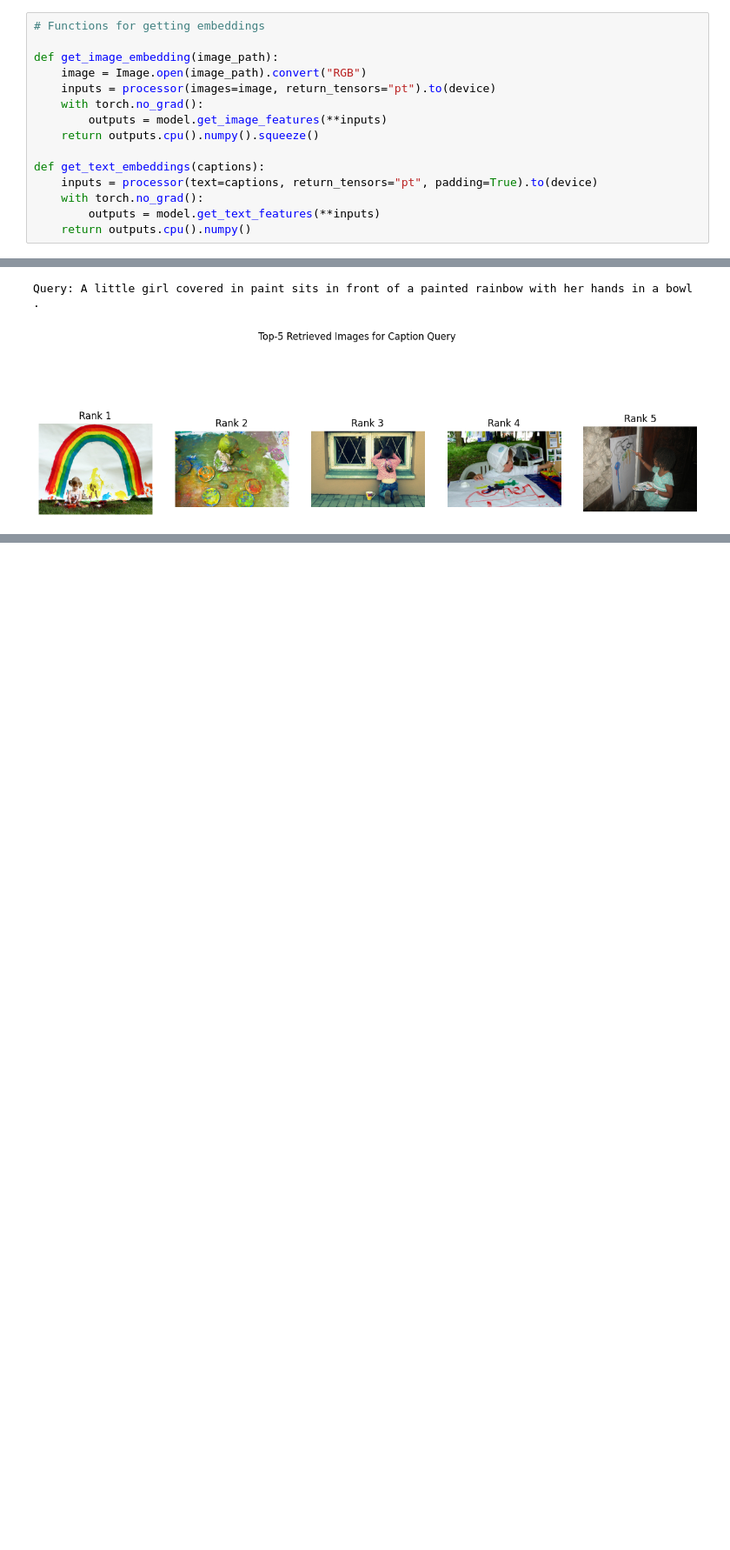
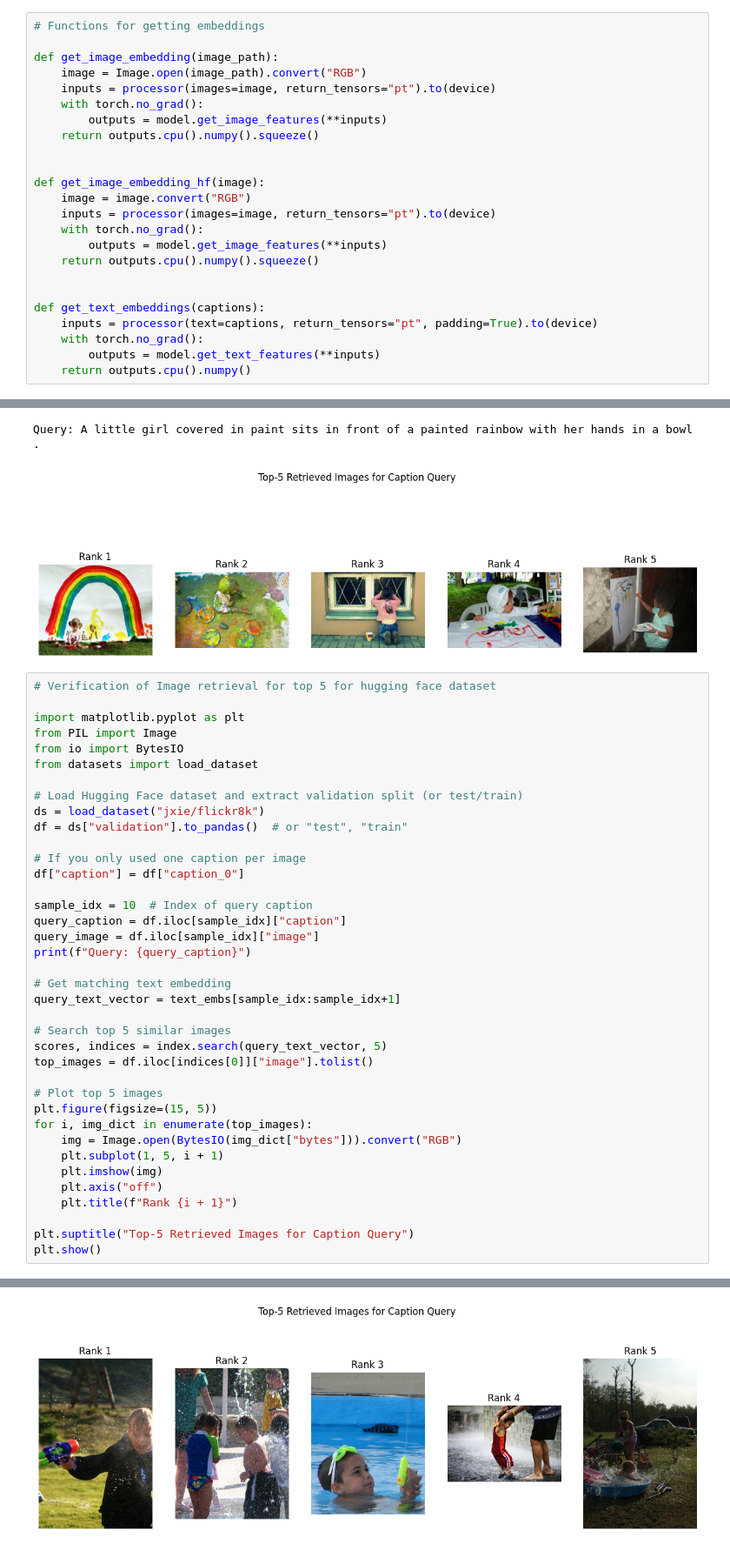
Before and after one commit to skodan/MLJ-CP-MMR-CaptioningSystem, a Jupyter notebook: notebooks/pretrainedCLIP.ipynb, the cells around one changed output, grey strips where cells are left out. Shown at 87% size. Drawn from its saved outputs; the diff is of its cells as text; blank space fills up the shorter version.

```diff
--- a/notebooks/pretrainedCLIP.ipynb
+++ b/notebooks/pretrainedCLIP.ipynb
@@ -140,6 +150,15 @@ def get_image_embedding(image_path):
         outputs = model.get_image_features(**inputs)
     return outputs.cpu().numpy().squeeze()
 
+
+def get_image_embedding_hf(image):
+    image = image.convert("RGB")
+    inputs = processor(images=image, return_tensors="pt").to(device)
+    with torch.no_grad():
+        outputs = model.get_image_features(**inputs)
+    return outputs.cpu().numpy().squeeze()
+
+
 def get_text_embeddings(captions):
     inputs = processor(text=captions, return_tensors="pt", padding=True).to(device)
     with torch.no_grad():
@@ -325,3 +482,42 @@ plt.show()
 # %% [output]
 Query: A little girl covered in paint sits in front of a painted rainbow with her hands in a bowl .
 [figure]
+# %%
+# Verification of Image retrieval for top 5 for hugging face dataset
+
+import matplotlib.pyplot as plt
+from PIL import Image
+from io import BytesIO
+from datasets import load_dataset
+
+# Load Hugging Face dataset and extract validation split (or test/train)
+ds = load_dataset("jxie/flickr8k")
+df = ds["validation"].to_pandas()  # or "test", "train"
+
+# If you only used one caption per image
+df["caption"] = df["caption_0"]
+
+sample_idx = 10  # Index of query caption
+query_caption = df.iloc[sample_idx]["caption"]
+query_image = df.iloc[sample_idx]["image"]
+print(f"Query: {query_caption}")
+
+# Get matching text embedding
+query_text_vector = text_embs[sample_idx:sample_idx+1]
+
+# Search top 5 similar images
+scores, indices = index.search(query_text_vector, 5)
+top_images = df.iloc[indices[0]]["image"].tolist()
+
+# Plot top 5 images
+plt.figure(figsize=(15, 5))
+for i, img_dict in enumerate(top_images):
+    img = Image.open(BytesIO(img_dict["bytes"])).convert("RGB")
+    plt.subplot(1, 5, i + 1)
+    plt.imshow(img)
+    plt.axis("off")
+    plt.title(f"Rank {i + 1}")
+
+plt.suptitle("Top-5 Retrieved Images for Caption Query")
+plt.show()
+# %% [output]
@@ -327,0 +525 @@ Query: A little girl covered in paint sits in front of a painted rainbow with he
+[figure, added]
```
Also changed, not shown: parts of 13 cells of this notebook, 9 other files.
